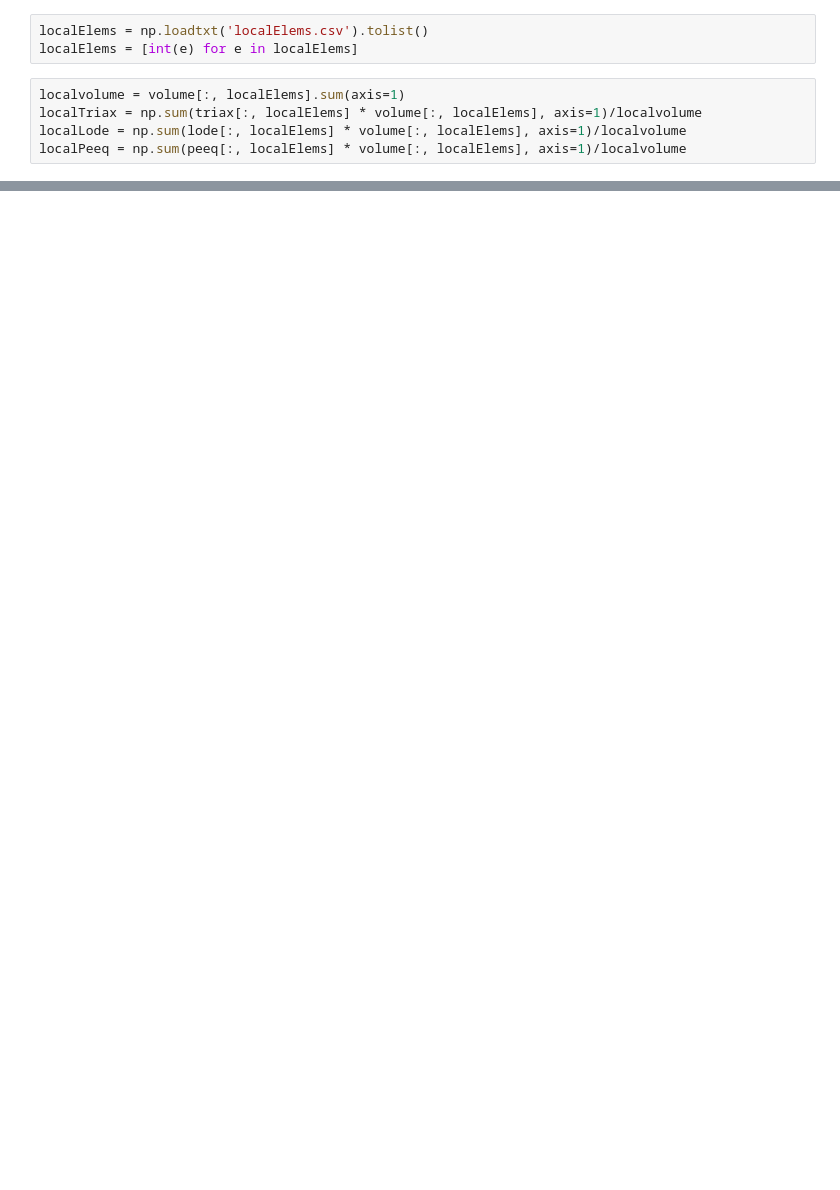
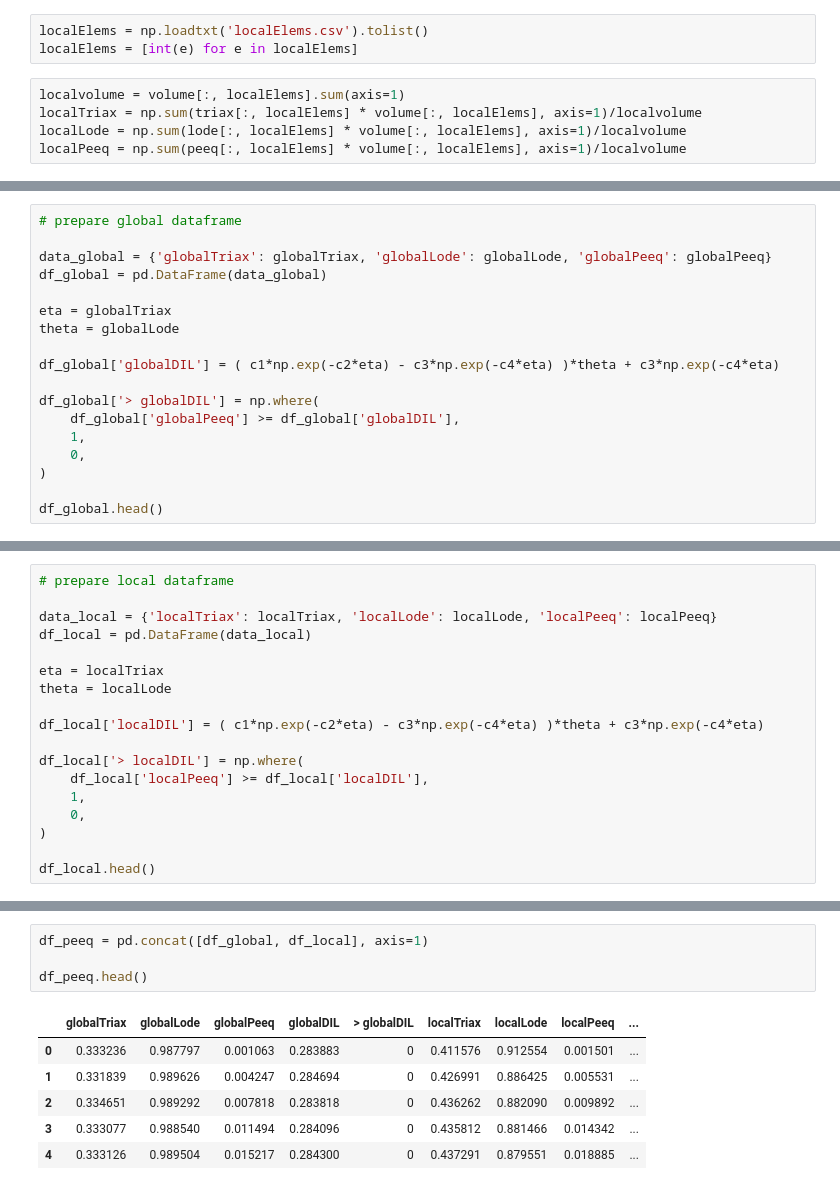
Before and after one commit to peeraponw/Multiscale_surface_modeling, a Jupyter notebook: hole_expansion/submodel_Nid/HET_analysis/HET_analysis.ipynb, the cells around one changed output, grey strips where cells are left out. Cells and saved outputs as stored; diff of their text form; blank space fills up the shorter version.

```diff
--- a/hole_expansion/submodel_Nid/HET_analysis/HET_analysis.ipynb
+++ b/hole_expansion/submodel_Nid/HET_analysis/HET_analysis.ipynb
@@ -114,0 +94,18 @@ np.savetxt('localVar.csv', localVar, delimiter=',')
+# %%
+# prepare global dataframe
+
+data_global = {'globalTriax': globalTriax, 'globalLode': globalLode, 'globalPeeq': globalPeeq}
+df_global = pd.DataFrame(data_global)
+
+eta = globalTriax
+theta = globalLode
+
+df_global['globalDIL'] = ( c1*np.exp(-c2*eta) - c3*np.exp(-c4*eta) )*theta + c3*np.exp(-c4*eta)
+
+df_global['> globalDIL'] = np.where(
+    df_global['globalPeeq'] >= df_global['globalDIL'],
+    1,
+    0,
+)
+
+df_global.head()
@@ -114,0 +119,18 @@ np.savetxt('localVar.csv', localVar, delimiter=',')
+# %%
+# prepare local dataframe
+
+data_local = {'localTriax': localTriax, 'localLode': localLode, 'localPeeq': localPeeq}
+df_local = pd.DataFrame(data_local)
+
+eta = localTriax
+theta = localLode
+
+df_local['localDIL'] = ( c1*np.exp(-c2*eta) - c3*np.exp(-c4*eta) )*theta + c3*np.exp(-c4*eta)
+
+df_local['> localDIL'] = np.where(
+    df_local['localPeeq'] >= df_local['localDIL'],
+    1,
+    0,
+)
+
+df_local.head()
@@ -114,0 +144,11 @@ np.savetxt('localVar.csv', localVar, delimiter=',')
+# %%
+df_peeq = pd.concat([df_global, df_local], axis=1)
+
+df_peeq.head()
+# %% [output]
+|  | globalTriax | globalLode | globalPeeq | globalDIL | > globalDIL | localTriax | localLode | localPeeq | ... |
+| 0 | 0.333236 | 0.987797 | 0.001063 | 0.283883 | 0 | 0.411576 | 0.912554 | 0.001501 | ... |
+| 1 | 0.331839 | 0.989626 | 0.004247 | 0.284694 | 0 | 0.426991 | 0.886425 | 0.005531 | ... |
+| 2 | 0.334651 | 0.989292 | 0.007818 | 0.283818 | 0 | 0.436262 | 0.882090 | 0.009892 | ... |
+| 3 | 0.333077 | 0.988540 | 0.011494 | 0.284096 | 0 | 0.435812 | 0.881466 | 0.014342 | ... |
+| 4 | 0.333126 | 0.989504 | 0.015217 | 0.284300 | 0 | 0.437291 | 0.879551 | 0.018885 | ... |
```
Also changed, not shown: parts of 31 cells of this notebook, 10 other files.
